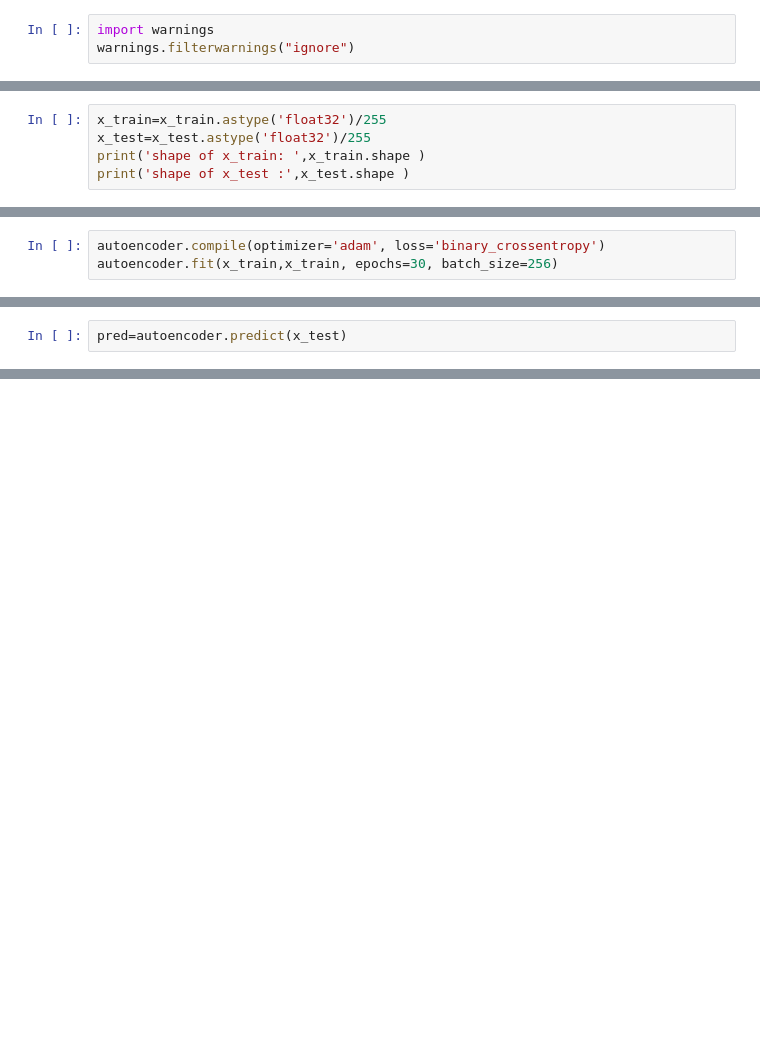
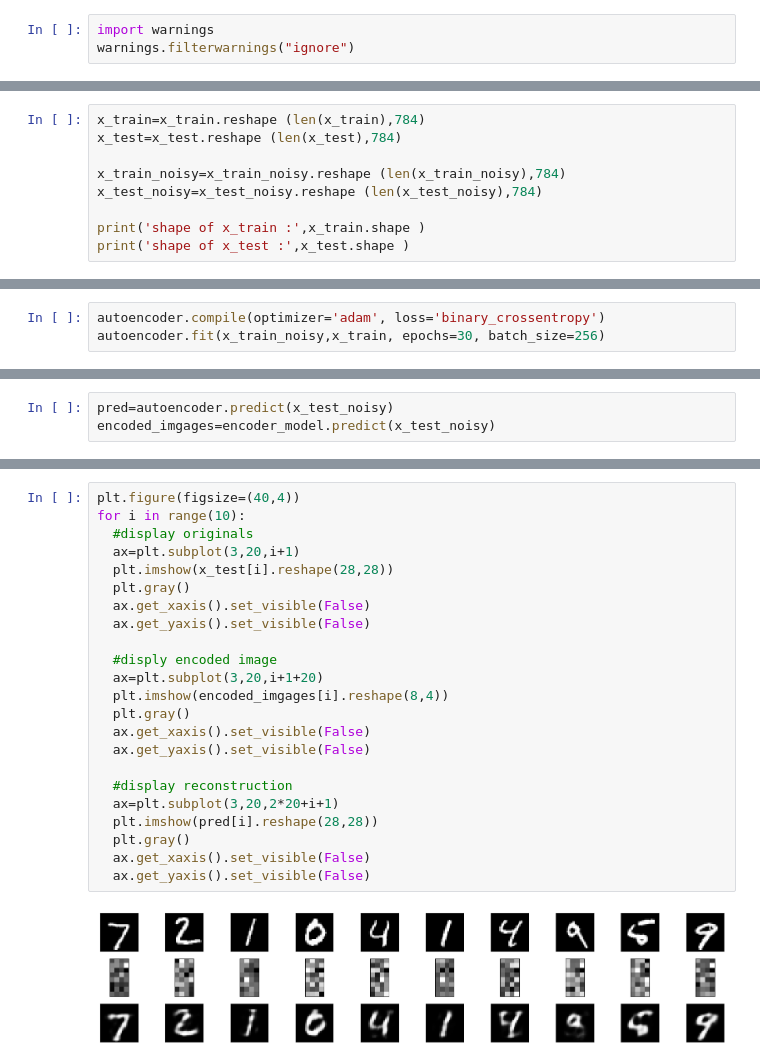
Before and after one commit to saghar-trade/deep-learning, a Jupyter notebook: RNN_MNIST.ipynb, the cells around one changed output, grey strips where cells are left out. Drawn from its saved outputs; the diff is of its cells as text; blank space fills up the shorter version.

```diff
--- a/RNN_MNIST.ipynb
+++ b/RNN_MNIST.ipynb
@@ -53,6 +67,10 @@ Downloading data from https://storage.googleapis.com/tensorflow/tf-keras-dataset
 # %%
-x_train=x_train.astype('float32')/255
-x_test=x_test.astype('float32')/255
-print('shape of x_train: ',x_train.shape )
+x_train=x_train.reshape (len(x_train),784)
+x_test=x_test.reshape (len(x_test),784)
+
+x_train_noisy=x_train_noisy.reshape (len(x_train_noisy),784)
+x_test_noisy=x_test_noisy.reshape (len(x_test_noisy),784)
+
+print('shape of x_train :',x_train.shape )
 print('shape of x_test :',x_test.shape )
 # %% [output]
@@ -88,6 +98,6 @@ Model: "functional"
  Non-trainable params: 0 (0.00 B)
 # %%
 autoencoder.compile(optimizer='adam', loss='binary_crossentropy')
-autoencoder.fit(x_train,x_train, epochs=30, batch_size=256)
+autoencoder.fit(x_train_noisy,x_train, epochs=30, batch_size=256)
 # %% [output]
 Epoch 1/30
@@ -124,4 +134,5 @@ Model: "functional_1"
  Trainable params: 25,120 (98.12 KB)
  Non-trainable params: 0 (0.00 B)
 # %%
-pred=autoencoder.predict(x_test)
+pred=autoencoder.predict(x_test_noisy)
+encoded_imgages=encoder_model.predict(x_test_noisy)
@@ -127,0 +142,25 @@ pred=autoencoder.predict(x_test)
+# %%
+plt.figure(figsize=(40,4))
+for i in range(10):
+  #display originals
+  ax=plt.subplot(3,20,i+1)
+  plt.imshow(x_test[i].reshape(28,28))
+  plt.gray()
+  ax.get_xaxis().set_visible(False)
+  ax.get_yaxis().set_visible(False)
+
+  #disply encoded image
+  ax=plt.subplot(3,20,i+1+20)
+  plt.imshow(encoded_imgages[i].reshape(8,4))
+  plt.gray()
+  ax.get_xaxis().set_visible(False)
+  ax.get_yaxis().set_visible(False)
+
+  #display reconstruction
+  ax=plt.subplot(3,20,2*20+i+1)
+  plt.imshow(pred[i].reshape(28,28))
+  plt.gray()
+  ax.get_xaxis().set_visible(False)
+  ax.get_yaxis().set_visible(False)
+# %% [output]
+[figure, added]
```
Also changed, not shown: parts of 10 cells of this notebook.
